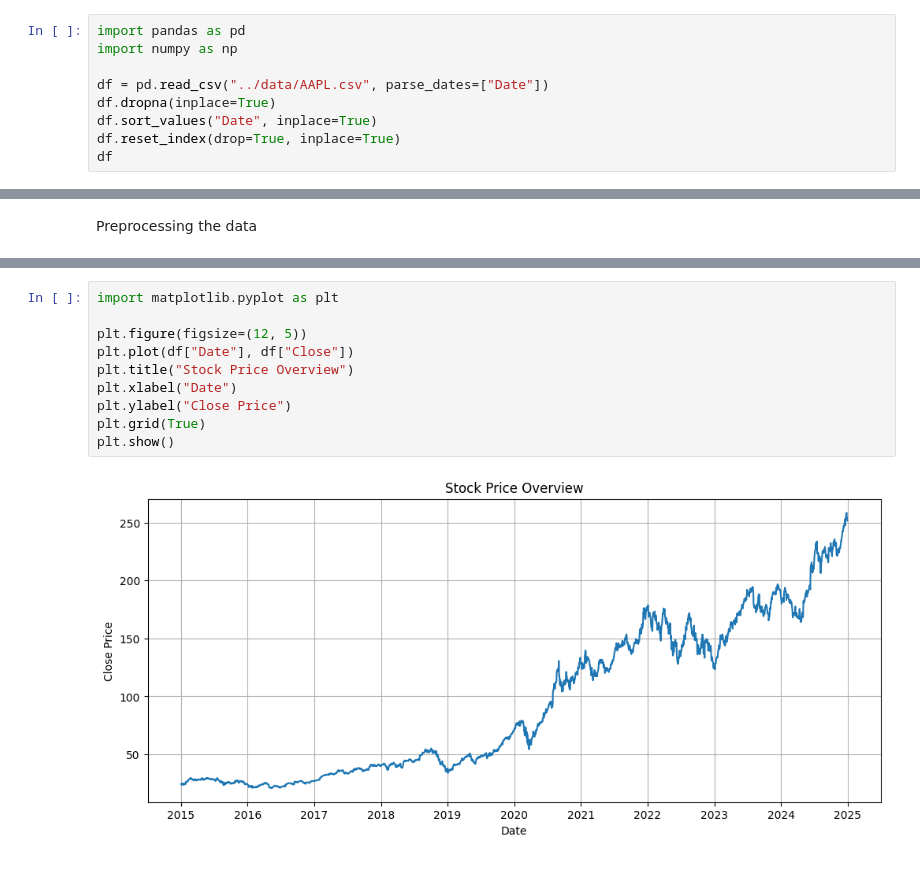
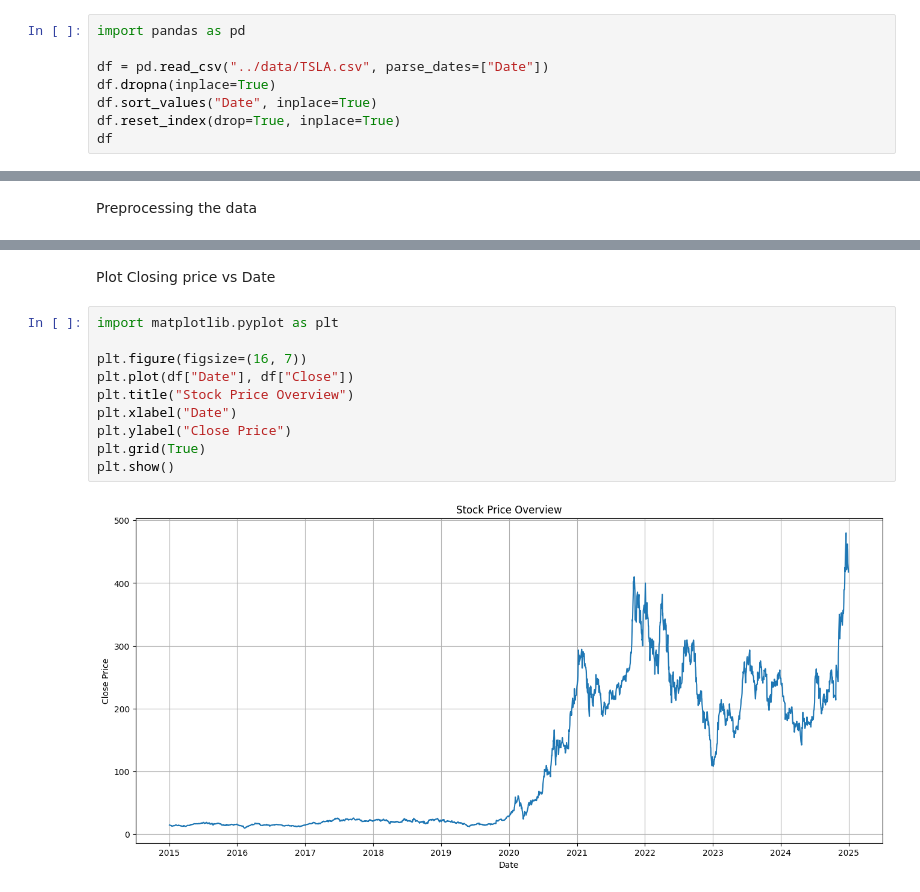
Before and after one commit to ImamIfti056/stock-market, a Jupyter notebook: notebooks/test.ipynb, the cells around one changed output, grey strips where cells are left out. Drawn from its saved outputs; the diff is of its cells as text.

```diff
--- a/notebooks/test.ipynb
+++ b/notebooks/test.ipynb
@@ -1,8 +1,7 @@
 # %%
 import pandas as pd
-import numpy as np
 
-df = pd.read_csv("../data/AAPL.csv", parse_dates=["Date"])
+df = pd.read_csv("../data/TSLA.csv", parse_dates=["Date"])
 df.dropna(inplace=True)
 df.sort_values("Date", inplace=True)
 df.reset_index(drop=True, inplace=True)
@@ -60,13 +59,15 @@ df
 2515 rows × 6 columns
+# %% [markdown]
+Plot Closing price vs Date
 # %%
 import matplotlib.pyplot as plt
 
-plt.figure(figsize=(12, 5))
+plt.figure(figsize=(16, 7))
 plt.plot(df["Date"], df["Close"])
 plt.title("Stock Price Overview")
 plt.xlabel("Date")
 plt.ylabel("Close Price")
 plt.grid(True)
 plt.show()
 # %% [output]
-[figure, old version]
+[figure, new version]
```
Also changed, not shown: parts of 6 cells of this notebook, 3 other files.
